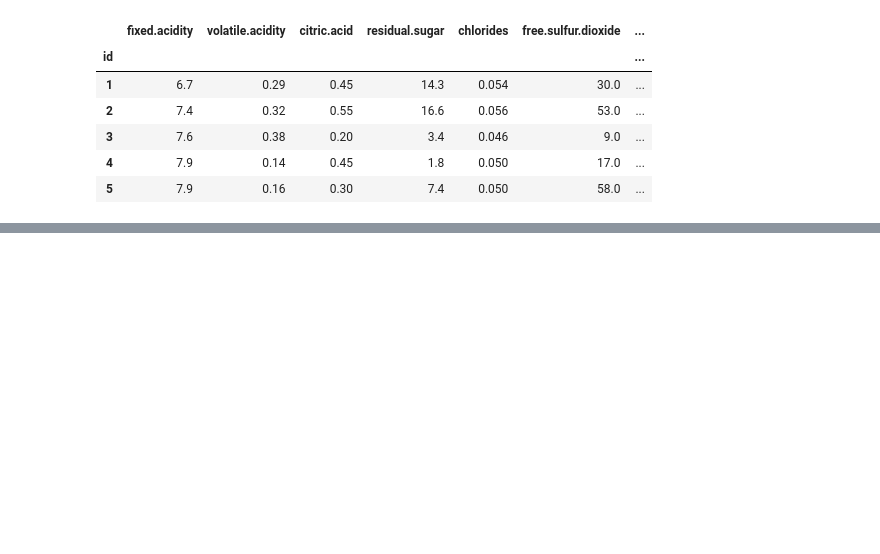
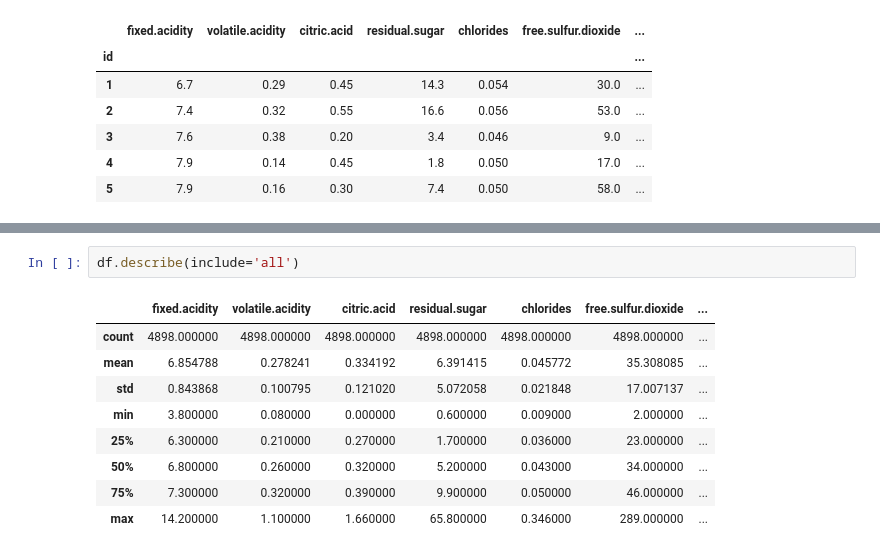
Before and after one commit to LasettiVinay/DataScience, a Jupyter notebook: Ch2_WineQuality/winequality/notebooks/Exploring Data.ipynb, the cells around one changed output, grey strips where cells are left out. Drawn from its saved outputs; the diff is of its cells as text; blank space fills up the shorter version.

```diff
--- a/Ch2_WineQuality/winequality/notebooks/Exploring Data.ipynb
+++ b/Ch2_WineQuality/winequality/notebooks/Exploring Data.ipynb
@@ -59,0 +121,12 @@ test_df.head()
+# %%
+df.describe(include='all')
+# %% [output]
+|  | fixed.acidity | volatile.acidity | citric.acid | residual.sugar | chlorides | free.sulfur.dioxide | ... |
+| count | 4898.000000 | 4898.000000 | 4898.000000 | 4898.000000 | 4898.000000 | 4898.000000 | ... |
+| mean | 6.854788 | 0.278241 | 0.334192 | 6.391415 | 0.045772 | 35.308085 | ... |
+| std | 0.843868 | 0.100795 | 0.121020 | 5.072058 | 0.021848 | 17.007137 | ... |
+| min | 3.800000 | 0.080000 | 0.000000 | 0.600000 | 0.009000 | 2.000000 | ... |
+| 25% | 6.300000 | 0.210000 | 0.270000 | 1.700000 | 0.036000 | 23.000000 | ... |
+| 50% | 6.800000 | 0.260000 | 0.320000 | 5.200000 | 0.043000 | 34.000000 | ... |
+| 75% | 7.300000 | 0.320000 | 0.390000 | 9.900000 | 0.050000 | 46.000000 | ... |
+| max | 14.200000 | 1.100000 | 1.660000 | 65.800000 | 0.346000 | 289.000000 | ... |
```
Also changed, not shown: parts of 9 cells of this notebook, 25 other files.
